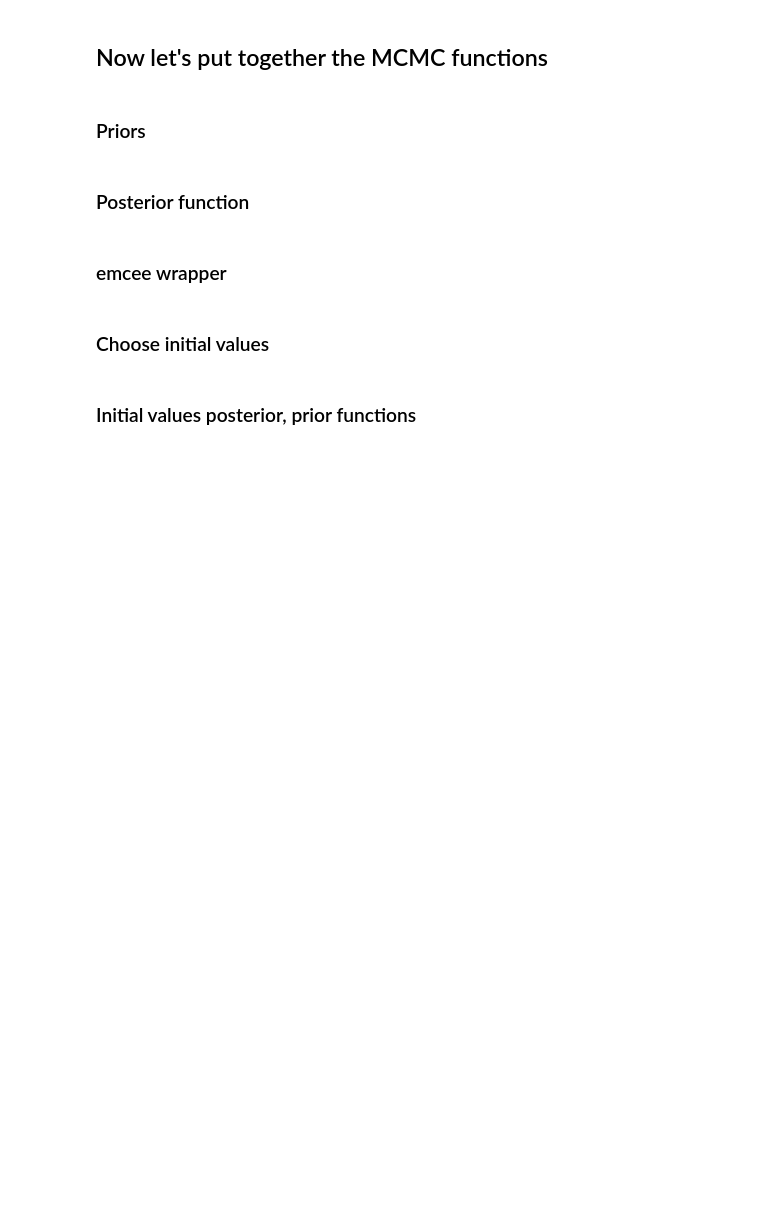
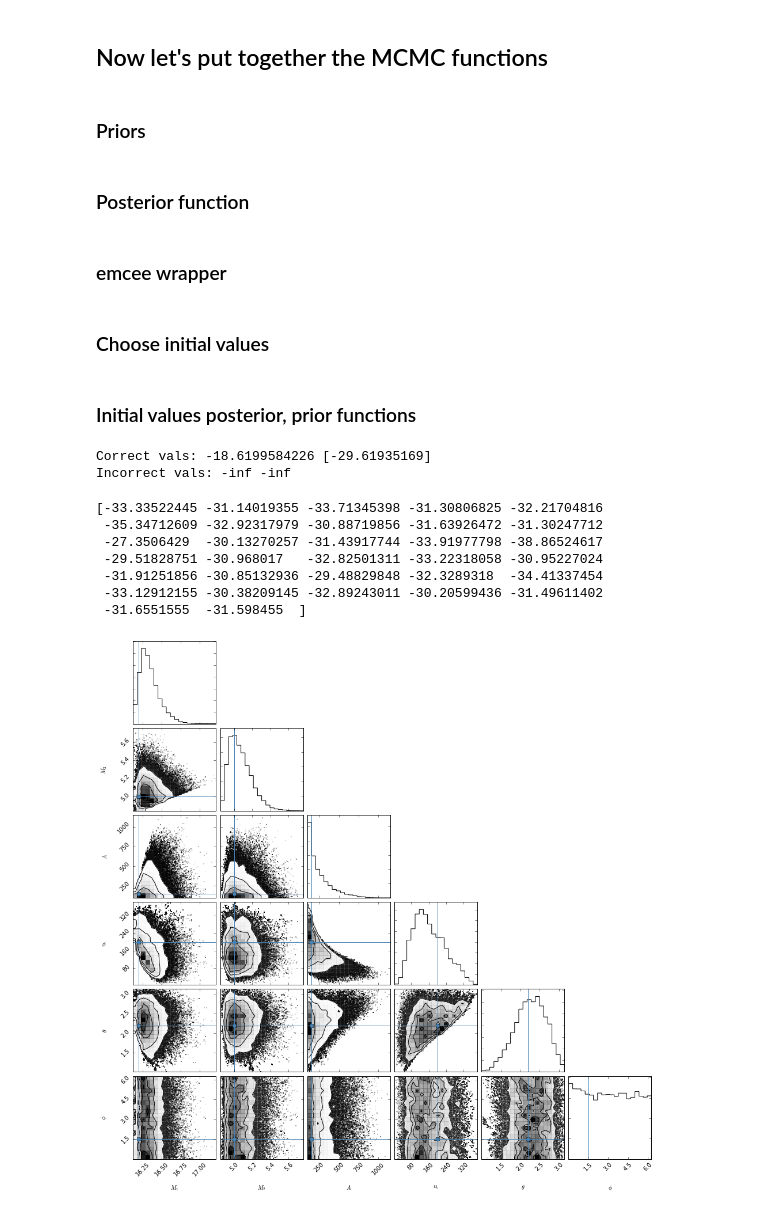
Before and after one commit to astroJeff/XRB, a Jupyter notebook: notebooks/MCMC XRB.ipynb, the cells around one changed output. Saved outputs shown, nothing was run; the diff lists cells and outputs as text; code cells hidden in the pictures; blank space fills up the shorter version.

```diff
--- a/notebooks/MCMC XRB.ipynb
+++ b/notebooks/MCMC XRB.ipynb
@@ -31,7 +31,7 @@ asec_to_rad = 4.84814e-6 # Arcsec to radians
 M_0 = 0.073 # in Msun
 xi = 0.704
 M_NS = 1.35
-v_wind = 1000.0 # companion velocity in km/s
+#v_wind = 1000.0 # companion velocity in km/s
 R_NS = 12.0  # NS radius in km
 # %% [markdown]
 ### Load SSE data
@@ -60,7 +60,7 @@ for f in f_list:
 #    func_sse_mdot = np.append(func_sse_mdot, interp1d(sse_tmp_data["time"], sse_tmp_data["mdot"], bounds_error=False, fill_value=0.0))
     func_sse_mass = np.append(func_sse_mass, interp1d(sse_tmp_data["time"], sse_tmp_data["mass"], bounds_error=False, fill_value=sse_tmp_data["mass"][-1]))
     func_sse_mdot = np.append(func_sse_mdot, interp1d(sse_tmp_data["time"], sse_tmp_data["mdot"], bounds_error=False, fill_value=0.0))
-    func_sse_radius = np.append(func_sse_mdot, interp1d(sse_tmp_data["time"], sse_tmp_data["radius"], bounds_error=False, fill_value=0.0))
+    func_sse_radius = np.append(func_sse_radius, interp1d(sse_tmp_data["time"], sse_tmp_data["radius"], bounds_error=False, fill_value=0.0))
 
     sse_tmp_time = np.append(sse_tmp_time, max(sse_tmp_data["time"])-1.0)
     sse_tmp_mass = np.append(sse_tmp_mass, sse_tmp_data["mass"][0])
@@ -542,2 +590,51 @@ def ln_priors_initial(x):
+# %%
+M1 = 16.2
+M2 = 5.0
+A = 150.0
+t_obs = 13.1
+v_k = 200.0
+theta = 0.7*np.pi
+phi = 1.5
+
+M2_d, L_x, v_sys = full_forward(M1, M2, A, v_k, theta, phi, t_obs)
+t_post_SN = t_obs - func_sse_tmax(M1)
+
+
+#theta_proj = v_sys
+theta_proj = (t_post_SN*1.0e6*yr_to_sec) * (v_sys) * 0.9 / dist_NGC55
+
+# Testing
+args = M2_d, L_x, theta_proj, t_obs
+
+x = M1, M2, A, v_k, theta, phi
+y = M1, M2, A, v_k, theta, phi, t_obs
+print "Correct vals:", ln_priors(y), ln_posterior(x, args)
+
+
+x = 15.4, M2, A, v_k, theta, phi
+y = 15.4, M2, A, v_k, theta, phi, t_obs
+print "Incorrect vals:", ln_priors(y), ln_posterior(x, args)
+
+
+#sampler = run_emcee(M2_d, L_x, theta_proj, t_obs, nburn=10, nsteps=10)
+sampler = run_emcee(M2_d, L_x, theta_proj, t_obs, nburn=10000, nsteps=10000)
+# %% [output]
+Correct vals: -18.6199584226 [-29.61935169]
+Incorrect vals: -inf -inf
+# %%
+print sampler.lnprobability[:,0]
+
+truths = [M1, M2, A, v_k, theta, phi]
+labels = [r"$M_1$", r"$M_2$", r"$A$", r"$v_k$", r"$\theta$", r"$\phi$"]
+fig = corner.corner(sampler.flatchain, labels=labels, truths=truths)
+# %% [output]
+[-33.33522445 -31.14019355 -33.71345398 -31.30806825 -32.21704816
+ -35.34712609 -32.92317979 -30.88719856 -31.63926472 -31.30247712
+ -27.3506429  -30.13270257 -31.43917744 -33.91977798 -38.86524617
+ -29.51828751 -30.968017   -32.82501311 -33.22318058 -30.95227024
+ -31.91251856 -30.85132936 -29.48829848 -32.3289318  -34.41337454
+ -33.12912155 -30.38209145 -32.89243011 -30.20599436 -31.49611402
+ -31.6551555  -31.598455  ]
+[figure, added]
 # %%
 sampler = run_emcee(16.5, 1.0e30, 2.0*asec_to_rad, 20.0, nburn=5000, nsteps=5000)
```
Also changed, not shown: parts of 11 cells of this notebook.
